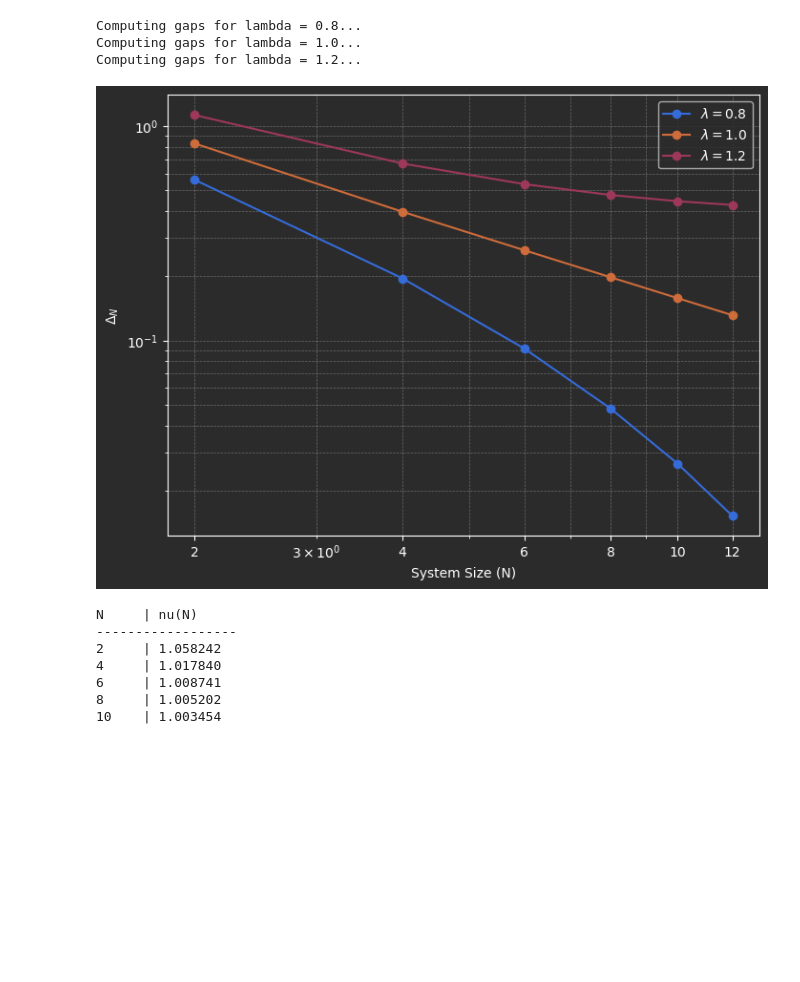
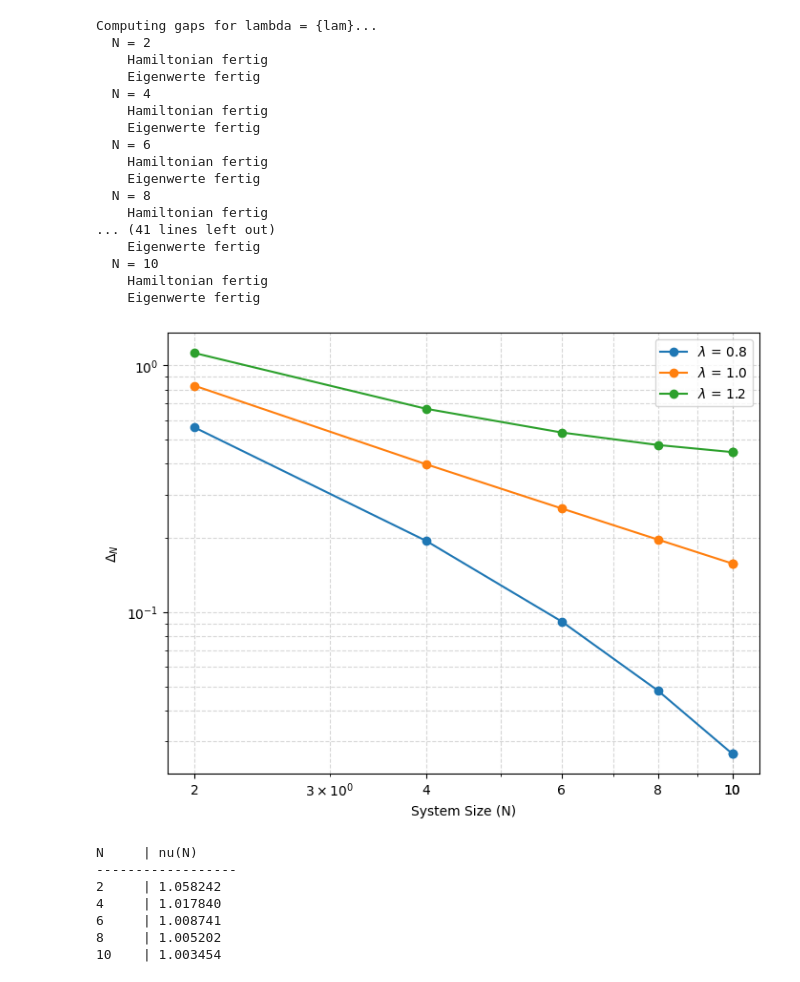
Before and after one commit to Leo000S/KomplexeSysteme, a Jupyter notebook: Uebung12/exercise12.ipynb, the cells around one changed output. Saved outputs shown, nothing was run; the diff lists cells and outputs as text; code cells hidden in the pictures; blank space fills up the shorter version.

Commit message:
12.2 fertig

```diff
--- a/Uebung12/exercise12.ipynb
+++ b/Uebung12/exercise12.ipynb
@@ -37,44 +37,62 @@ def get_ising_hamiltonian(N, lam):
 #12.1 (c) - dauert ca. 3min
 import matplotlib.pyplot as plt
 
-Ns = [2, 4, 6, 8, 10, 12]
+Ns = [2, 4, 6, 8, 10, 10]
 lambdas = [0.8, 1.0, 1.2]
 
 #dictionary to hold computed gaps
 gaps_dict = {lam: [] for lam in lambdas}
 
 #compute gaps
 for lam in lambdas:
-    print(f"Computing gaps for lambda = {lam}...")
+    print(r"Computing gaps for lambda = {lam}...")
     for N in Ns:
+        print(f"  N = {N}", flush=True)
+
         H = get_ising_hamiltonian(N, lam)
+        print("    Hamiltonian fertig", flush=True)
 
         #compute eigenvalues for a hermitian matrix
         eigenvalues = np.linalg.eigvalsh(H)
+        print("    Eigenwerte fertig", flush=True)
 
         eigenvalues = np.sort(eigenvalues)
 
         #first gap is the difference between the lowest two eigenvalues
         gap = eigenvalues[1] - eigenvalues[0]
         gaps_dict[lam].append(gap)
 
 #plotting the results double-log
 plt.figure(figsize=(8, 6))
 
 for lam in lambdas:
-    plt.loglog(Ns, gaps_dict[lam], 'o-', label=f'$\lambda = {lam}$')
+    plt.loglog(Ns, gaps_dict[lam], 'o-', label=r'$\lambda$' + f' = {lam}')
 
 plt.xlabel('System Size (N)')
-plt.ylabel('$\Delta_N$')
+plt.ylabel(r'$\Delta_N$')
 plt.xticks(Ns, [str(n) for n in Ns])  # Use explicit string labels for clarity
 plt.grid(True, which="both", ls="--", alpha=0.5)
 plt.legend()
 plt.show()
 # %% [output]
-Computing gaps for lambda = 0.8...
-Computing gaps for lambda = 1.0...
-Computing gaps for lambda = 1.2...
+Computing gaps for lambda = {lam}...
+  N = 2
+    Hamiltonian fertig
+    Eigenwerte fertig
+  N = 4
+    Hamiltonian fertig
+    Eigenwerte fertig
+  N = 6
+    Hamiltonian fertig
+    Eigenwerte fertig
+  N = 8
+    Hamiltonian fertig
+... (41 lines left out)
+    Eigenwerte fertig
+  N = 10
+    Hamiltonian fertig
+    Eigenwerte fertig
-[figure, old version]
+[figure, new version]
 # %%
 #12.1 (d) - dauert ca. 1min
 Ns = [2, 4, 6, 8, 10, 12]
```
Also changed, not shown: 3 other files.
